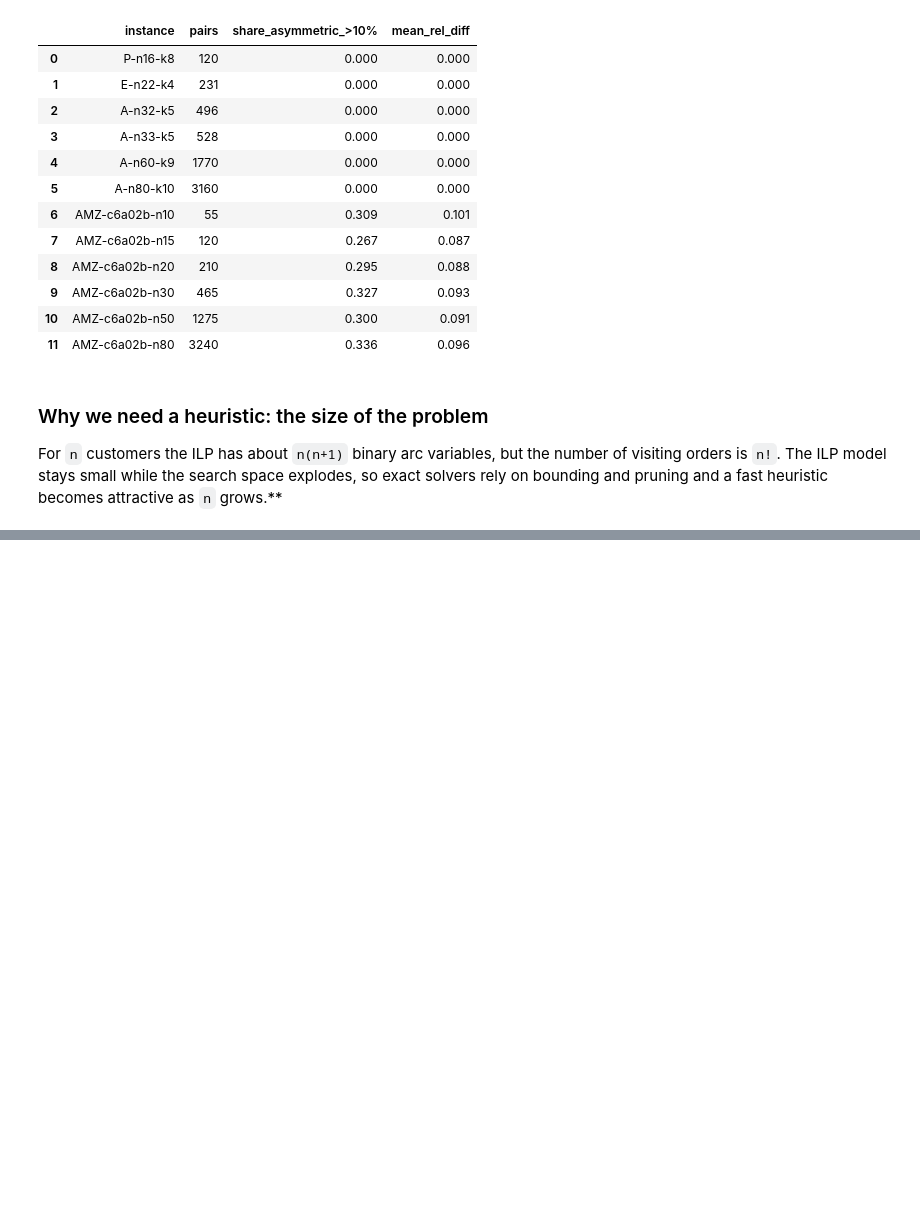
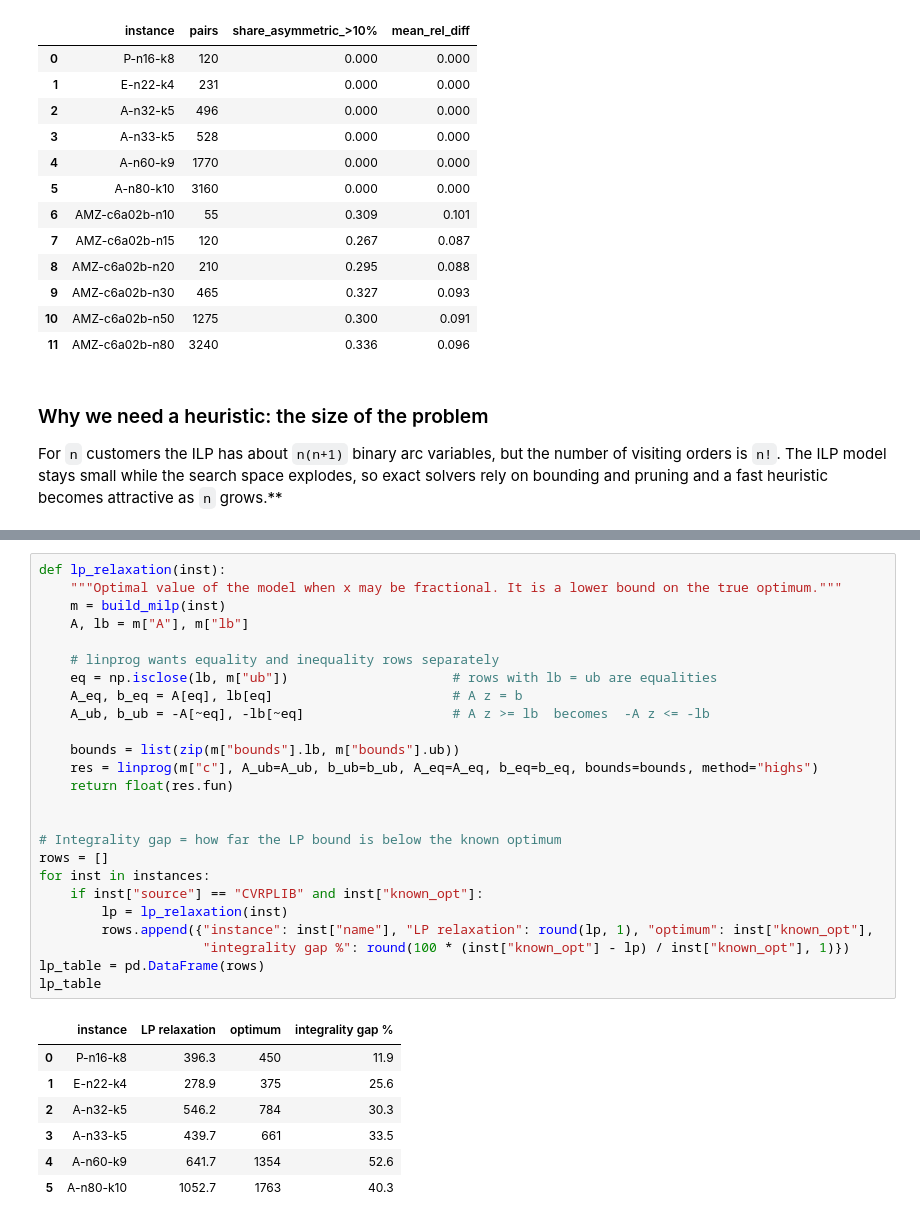
Before and after one commit to Ishara-Mee/IT-5082-OM-Assignment, a Jupyter notebook: IT-5082-OM- CVRP Optimization.ipynb, the cells around one changed output, grey strips where cells are left out. Cells and saved outputs as stored; diff of their text form; blank space fills up the shorter version.

```diff
--- a/IT-5082-OM- CVRP Optimization.ipynb
+++ b/IT-5082-OM- CVRP Optimization.ipynb
@@ -314,0 +498,33 @@ ax.set_title("The ILP stays small, the search space does not"); plt.savefig(FIG
+# %%
+def lp_relaxation(inst):
+    """Optimal value of the model when x may be fractional. It is a lower bound on the true optimum."""
+    m = build_milp(inst)
+    A, lb = m["A"], m["lb"]
+
+    # linprog wants equality and inequality rows separately
+    eq = np.isclose(lb, m["ub"])                     # rows with lb = ub are equalities
+    A_eq, b_eq = A[eq], lb[eq]                       # A z = b
+    A_ub, b_ub = -A[~eq], -lb[~eq]                   # A z >= lb  becomes  -A z <= -lb
+
+    bounds = list(zip(m["bounds"].lb, m["bounds"].ub))
+    res = linprog(m["c"], A_ub=A_ub, b_ub=b_ub, A_eq=A_eq, b_eq=b_eq, bounds=bounds, method="highs")
+    return float(res.fun)
+
+
+# Integrality gap = how far the LP bound is below the known optimum
+rows = []
+for inst in instances:
+    if inst["source"] == "CVRPLIB" and inst["known_opt"]:
+        lp = lp_relaxation(inst)
+        rows.append({"instance": inst["name"], "LP relaxation": round(lp, 1), "optimum": inst["known_opt"],
+                     "integrality gap %": round(100 * (inst["known_opt"] - lp) / inst["known_opt"], 1)})
+lp_table = pd.DataFrame(rows)
+lp_table
+# %% [output]
+|  | instance | LP relaxation | optimum | integrality gap % |
+| 0 | P-n16-k8 | 396.3 | 450 | 11.9 |
+| 1 | E-n22-k4 | 278.9 | 375 | 25.6 |
+| 2 | A-n32-k5 | 546.2 | 784 | 30.3 |
+| 3 | A-n33-k5 | 439.7 | 661 | 33.5 |
+| 4 | A-n60-k9 | 641.7 | 1354 | 52.6 |
+| 5 | A-n80-k10 | 1052.7 | 1763 | 40.3 |
```
Also changed, not shown: parts of 15 cells of this notebook, 4 other files.
